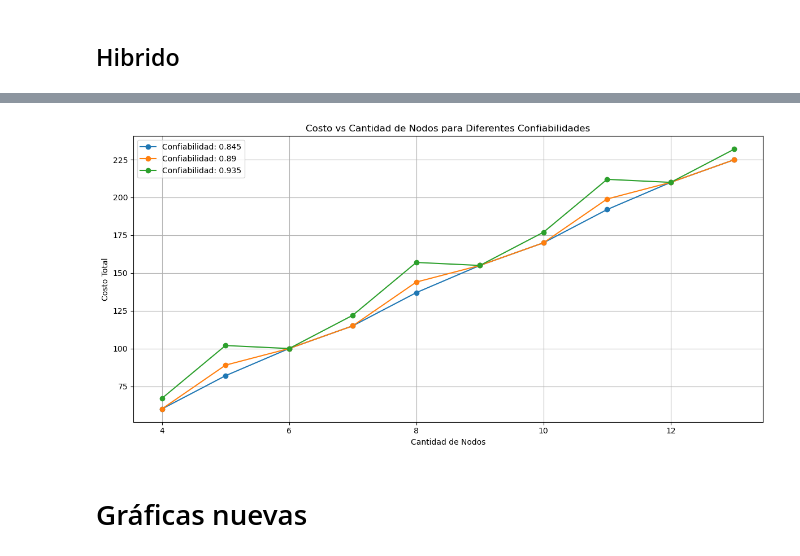
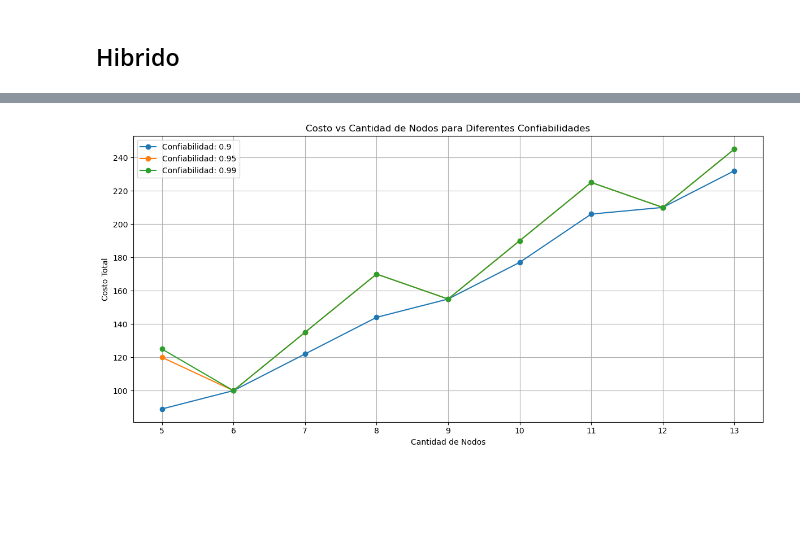
Before and after one commit to danielpuliche/optimization_model, a Jupyter notebook: main.ipynb, the cells around one changed output, grey strips where cells are left out. Saved outputs shown, nothing was run; the diff lists cells and outputs as text; code cells hidden in the pictures; blank space fills up the shorter version.

```diff
--- a/main.ipynb
+++ b/main.ipynb
@@ -146,5 +178,6 @@ except ValueError as e:
 # %%
-confiabilidades = [0.999999,0.99999999,0.9999999999]
+# confiabilidades = [0.999999,0.99999999,0.9999999999]
+confiabilidades = [0.999999,0.9999999,0.99999999]
 
 ##### entre 0.9 y 0.99
 # 0.99999 - 0.9999999999: 5 nodos
@@ -166,0 +200,15 @@ except ValueError as e:
+# %%
+try:
+	xValues = []
+	for conf in confiabilidades:
+		for n in nodos:
+			minCost, parallelVars, parallelModel = parallel_model(base_model(n), n, conf)
+			valoresX = {}
+			for var in parallelVars:
+				if var.startswith("x"):
+					if parallelVars[var] == 1:
+						valoresX[var] = parallelVars[var]
+			xValues.append(valoresX)
+	graficar_distribucion_apilada(confiabilidades,nodos, xValues)
+except ValueError as e:
+	print(f"Error: {e}")
@@ -213,5 +265,5 @@ except ValueError as e:
 # %%
-confiabilidades = generate_equidistant_list(0.8, 0.98, 3)
+confiabilidades = [0.999,0.9994,0.9998]
 
 nodos = [5,6,11]
 
@@ -228,0 +281,15 @@ except ValueError as e:
+# %%
+try:
+	xValues = []
+	for conf in confiabilidades:
+		for n in nodos:
+			minCost, hybridVars, hybridModel = hybrid_model(base_model(n), n, conf)
+			valoresX = {}
+			for var in hybridVars:
+				if var.startswith("x"):
+					if hybridVars[var] == 1:
+						valoresX[var] = hybridVars[var]
+			xValues.append(valoresX)
+	graficar_distribucion_apilada(confiabilidades,nodos, xValues)
+except ValueError as e:
+	print(f"Error: {e}")
@@ -229,18 +298,16 @@ except ValueError as e:
 # %%
-confiabilidades = generate_equidistant_list(0.8, 0.98, 3)
+confiabilidades = [0.9,0.95,0.99]
 
-nodos = [4,5,6,7,8,9,10,11,12,13]
+nodos = list(range(5, 14))
 
 try:
 	costosTotales= []
 	for conf in confiabilidades:
 		for n in nodos:
 			minCost, seriesVars, seriesModel = hybrid_model(base_model(n), n, conf)
 			costosTotales.append(minCost)
 	graficar_costos_totales(confiabilidades, nodos, costosTotales)
 except ValueError as e:
 	print(f"Error: {e}")
 # %% [output]
-[figure, old version]
+[figure, new version]
-# %% [markdown]
-# Gráficas nuevas
```
Also changed, not shown: parts of 19 cells of this notebook, 5 other files.
